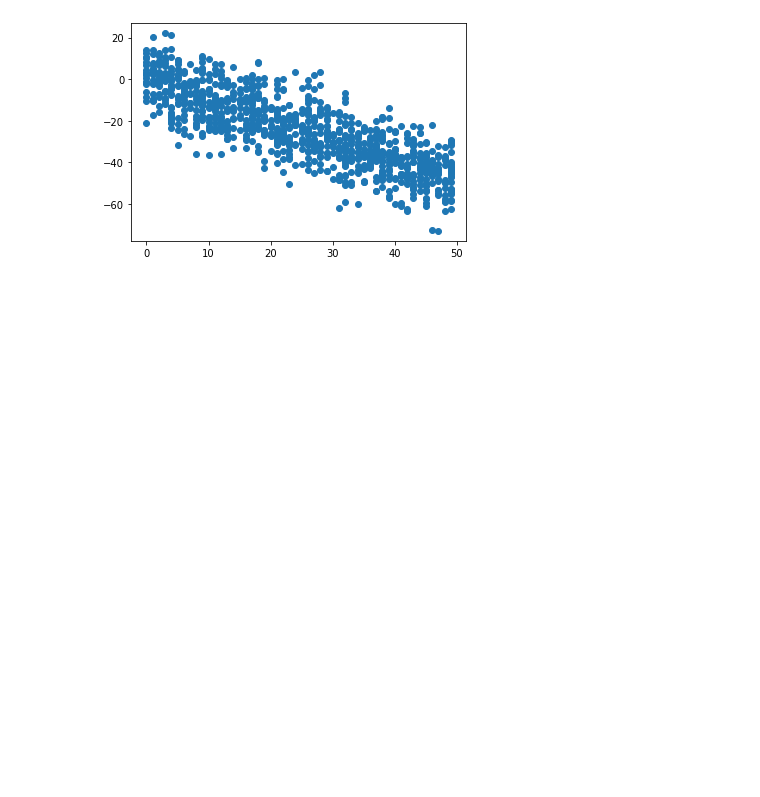
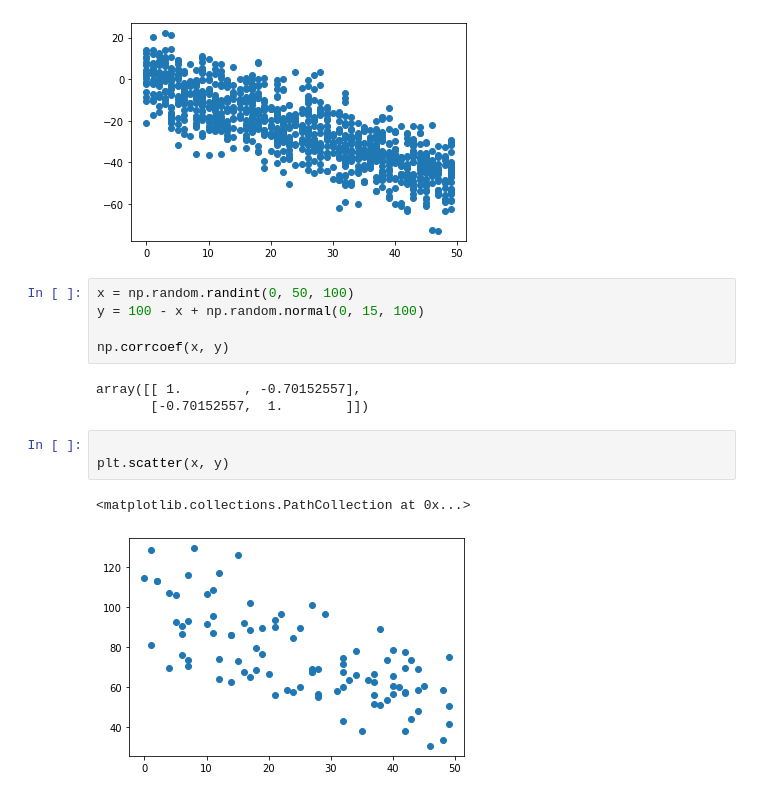
Before and after one commit to arthung/DL-CVMarathon, a Jupyter notebook: Day_014_HW.ipynb, the cells around one changed output. Saved outputs shown, nothing was run; the diff lists cells and outputs as text; blank space fills up the shorter version.

```diff
--- a/Day_014_HW.ipynb
+++ b/Day_014_HW.ipynb
@@ -95,3 +95,17 @@ plt.scatter(x, y)
 # %% [output]
 <matplotlib.collections.PathCollection at 0x...>
 [figure]
+# %%
+x = np.random.randint(0, 50, 100)
+y = 100 - x + np.random.normal(0, 15, 100)
+
+np.corrcoef(x, y)
+# %% [output]
+array([[ 1.        , -0.70152557],
+       [-0.70152557,  1.        ]])
+# %%
+
+plt.scatter(x, y)
+# %% [output]
+<matplotlib.collections.PathCollection at 0x...>
+[figure, added]
```
Also changed, not shown: parts of 1 cell of this notebook.
